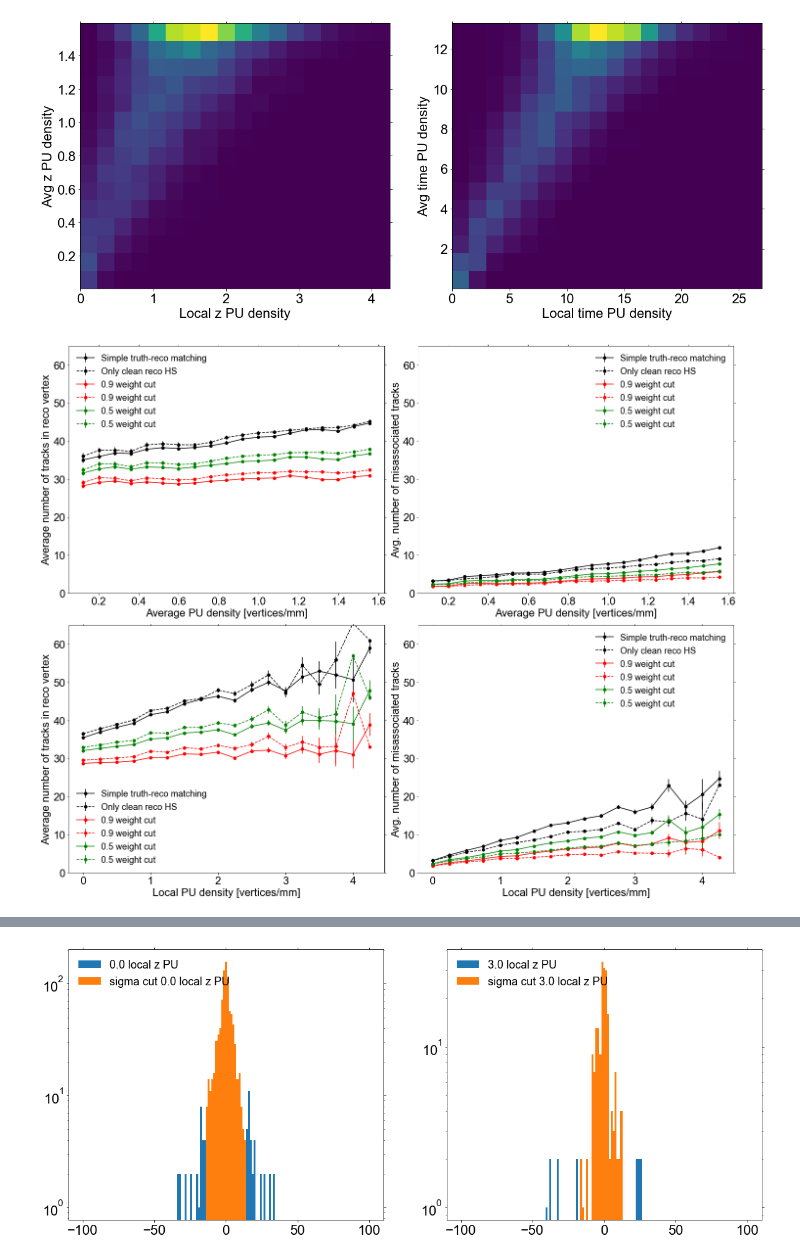
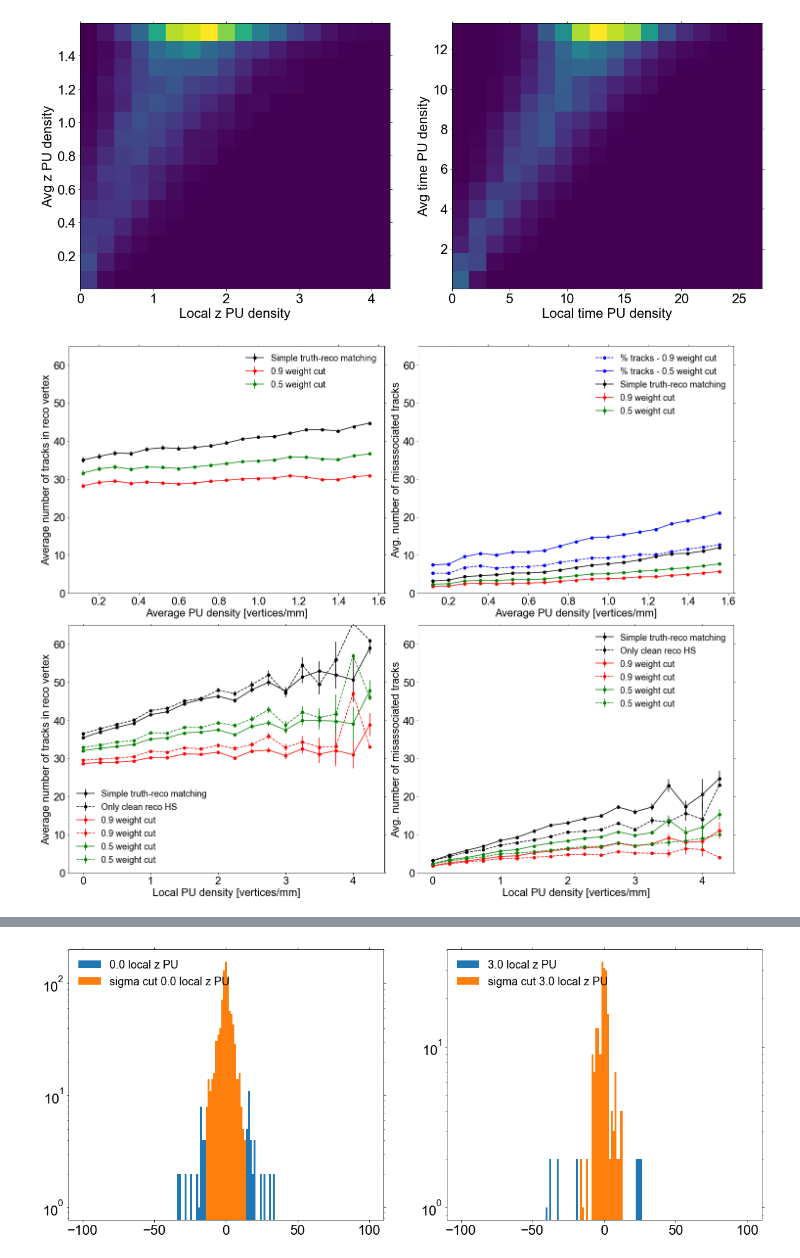
Before and after one commit to ttlindkvist/4DTracking, a Jupyter notebook: pileup_z.ipynb, the cells around one changed output, grey strips where cells are left out. Cells and saved outputs as stored; diff of their text form; code cells hidden in the pictures.

```diff
--- a/pileup_z.ipynb
+++ b/pileup_z.ipynb
@@ -391,11 +391,11 @@ bin_edges = (zAPU_truth_bin_edges[1:] - np.diff(zAPU_truth_bin_edges)/2, zLPU_tr
 
 ### ax1 - avg zPU
 ax1.errorbar(bin_edges[0], *zAPU_n_misassoc_tracks_w1[0], fmt='ko-', label='Simple truth-reco matching')
-ax1.errorbar(bin_edges[0], *zAPU_n_misassoc_tracks_w1_cleanHS[0], fmt='ko--', label='Only clean reco HS')
+# ax1.errorbar(bin_edges[0], *zAPU_n_misassoc_tracks_w1_cleanHS[0], fmt='ko--', label='Only clean reco HS')
 ax1.errorbar(bin_edges[0], *zAPU_n_misassoc_tracks_w1[1], fmt='ro-', label='0.9 weight cut')
-ax1.errorbar(bin_edges[0], *zAPU_n_misassoc_tracks_w1_cleanHS[1], fmt='ro--', label='0.9 weight cut')
+# ax1.errorbar(bin_edges[0], *zAPU_n_misassoc_tracks_w1_cleanHS[1], fmt='ro--', label='0.9 weight cut')
 ax1.errorbar(bin_edges[0], *zAPU_n_misassoc_tracks_w2[1], fmt='go-', label='0.5 weight cut')
-ax1.errorbar(bin_edges[0], *zAPU_n_misassoc_tracks_w2_cleanHS[1], fmt='go--', label='0.5 weight cut')
+# ax1.errorbar(bin_edges[0], *zAPU_n_misassoc_tracks_w2_cleanHS[1], fmt='go--', label='0.5 weight cut')
 ax1.set_ylabel('Average number of tracks in reco vertex')
 ax1.set_xlabel('Average PU density [vertices/mm]')
 ax1.set_ylim(0, 65)
@@ -409,37 +409,41 @@ ax3.errorbar(bin_edges[1], *zLPU_n_misassoc_tracks_w1_cleanHS[1], fmt='ro--', la
 ax3.errorbar(bin_edges[1], *zLPU_n_misassoc_tracks_w2[1], fmt='go-', label='0.5 weight cut')
 ax3.errorbar(bin_edges[1], *zLPU_n_misassoc_tracks_w2_cleanHS[1], fmt='go--', label='0.5 weight cut')
 ax3.set_ylabel('Average number of tracks in reco vertex')
 ax3.set_xlabel('Local PU density [vertices/mm]')
 ax3.set_ylim(0, 65)
 ax3.legend(frameon=False)
 
 ### ax2 - avg zPU - misassociations
 ax2.errorbar(bin_edges[0], *zAPU_n_misassoc_tracks_w1[2], fmt='ko-', label='Simple truth-reco matching')
-ax2.errorbar(bin_edges[0], *zAPU_n_misassoc_tracks_w1_cleanHS[2], fmt='ko--', label='Only clean reco HS')
+# ax2.errorbar(bin_edges[0], *zAPU_n_misassoc_tracks_w1_cleanHS[2], fmt='ko--', label='Only clean reco HS')
 ax2.errorbar(bin_edges[0], *zAPU_n_misassoc_tracks_w1[3], fmt='ro-', label='0.9 weight cut')
-ax2.errorbar(bin_edges[0], *zAPU_n_misassoc_tracks_w1_cleanHS[3], fmt='ro--', label='0.9 weight cut')
+ax2.plot(bin_edges[0], 100*np.array(zAPU_n_misassoc_tracks_w1[3][0])/np.array(zAPU_n_misassoc_tracks_w1[0][0]),\
+                    'bo--', label='% tracks - 0.9 weight cut')
+# ax2.errorbar(bin_edges[0], *zAPU_n_misassoc_tracks_w1_cleanHS[3], fmt='ro--', label='0.9 weight cut')
 ax2.errorbar(bin_edges[0], *zAPU_n_misassoc_tracks_w2[3], fmt='go-', label='0.5 weight cut')
-ax2.errorbar(bin_edges[0], *zAPU_n_misassoc_tracks_w2_cleanHS[3], fmt='go--', label='0.5 weight cut')
+ax2.plot(bin_edges[0], 100*np.array(zAPU_n_misassoc_tracks_w2[3][0])/np.array(zAPU_n_misassoc_tracks_w2[1][0]),\
+    'bo-', label='% tracks - 0.5 weight cut')
+# ax2.errorbar(bin_edges[0], *zAPU_n_misassoc_tracks_w2_cleanHS[3], fmt='go--', label='0.5 weight cut')
 ax2.set_ylabel('Avg. number of misassociated tracks')
 ax2.set_xlabel('Average PU density [vertices/mm]')
 ax2.set_ylim(0, 65)
 ax2.legend(frameon=False)
 
 ### ax3 - local zPU - misassociations
 ax4.errorbar(bin_edges[1], *zLPU_n_misassoc_tracks_w1[2], fmt='ko-', label='Simple truth-reco matching')
 ax4.errorbar(bin_edges[1], *zLPU_n_misassoc_tracks_w1_cleanHS[2], fmt='ko--', label='Only clean reco HS')
 ax4.errorbar(bin_edges[1], *zLPU_n_misassoc_tracks_w1[3], fmt='ro-', label='0.9 weight cut')
 ax4.errorbar(bin_edges[1], *zLPU_n_misassoc_tracks_w1_cleanHS[3], fmt='ro--', label='0.9 weight cut')
 ax4.errorbar(bin_edges[1], *zLPU_n_misassoc_tracks_w2[3], fmt='go-', label='0.5 weight cut')
 ax4.errorbar(bin_edges[1], *zLPU_n_misassoc_tracks_w2_cleanHS[3], fmt='go--', label='0.5 weight cut')
 ax4.set_ylabel('Avg. number of misassociated tracks')
 ax4.set_xlabel('Local PU density [vertices/mm]')
 ax4.set_ylim(0, 65)
 ax4.legend(frameon=False)
 
 fig.tight_layout()
 # %% [output]
-[figure, old version]
+[figure, new version]
 # %%
 fig, ((ax1, ax2), (ax3, ax4)) = plt.subplots(2, 2)
 fig.set_size_inches(20, 16)
```
Also changed, not shown: parts of 9 cells of this notebook, 7 other files.
